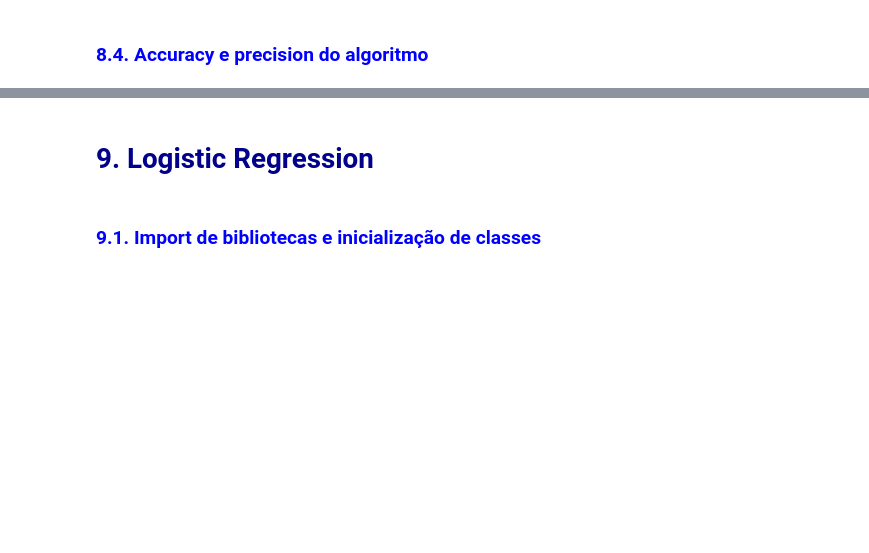
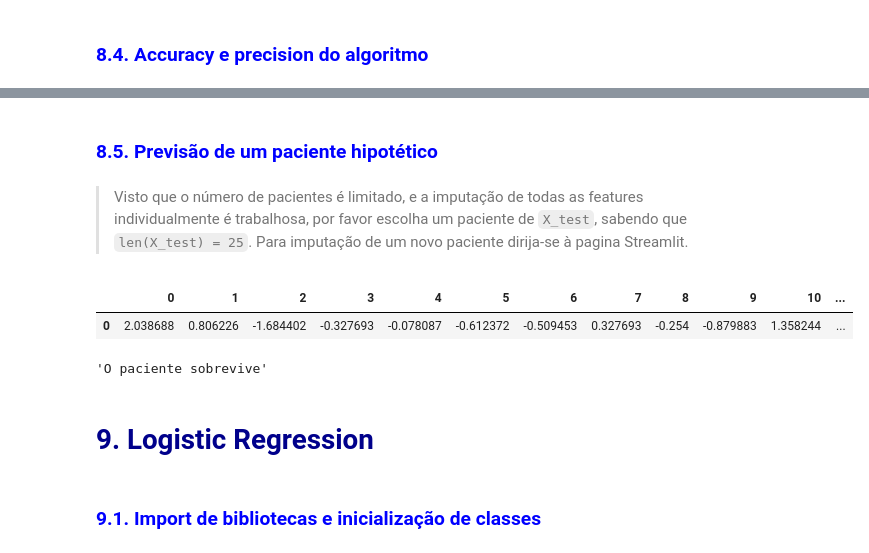
Before and after one commit to Bugss05/IACD_Predicting_Hepatocellular_Carcinoma_through_SML, a Jupyter notebook: polirTabela.ipynb, the cells around one changed output, grey strips where cells are left out. Saved outputs shown, nothing was run; the diff lists cells and outputs as text; code cells hidden in the pictures; blank space fills up the shorter version.

```diff
--- a/polirTabela.ipynb
+++ b/polirTabela.ipynb
@@ -660,3 +740,24 @@ Accuracy: 0.56, Precision: 0.5142857142857142
+# %% [markdown]
+### <font color = blue> 8.5. Previsão de um paciente hipotético <a class="anchor" id="tree-prev"></a>
+# %% [markdown]
+>Visto que o número de pacientes é limitado, e a imputação de todas as features individualmente é trabalhosa, por favor escolha um paciente de `X_test`, sabendo que `len(X_test) = 25`. Para imputação de um novo paciente dirija-se à pagina Streamlit.
+# %%
+n = int(input("Escolha um paciente (entre 0 e 24):"))
+
+rowSeries = pd.DataFrame(list(X_test)).iloc[n].T
+rowFrame = rowSeries.to_frame().T
+rowScaled = rowFrame
+sobrevivencia = list(clf.predict(rowScaled))[0]
+if sobrevivencia:
+    diagnostico = "sobrevive"
+else:
+    diagnostico = "morre"
+
+display(rowFrame , "O paciente " + diagnostico)
+# %% [output]
+|  | 0 | 1 | 2 | 3 | 4 | 5 | 6 | 7 | 8 | 9 | 10 | ... |
+| 0 | 2.038688 | 0.806226 | -1.684402 | -0.327693 | -0.078087 | -0.612372 | -0.509453 | 0.327693 | -0.254 | -0.879883 | 1.358244 | ... |
+'O paciente sobrevive'
 # %% [markdown]
 # <font color = darkblue> 9. Logistic Regression <a class="anchor" id="log"></a>
 # %% [markdown]
```
Also changed, not shown: parts of 40 cells of this notebook, 3 other files.
